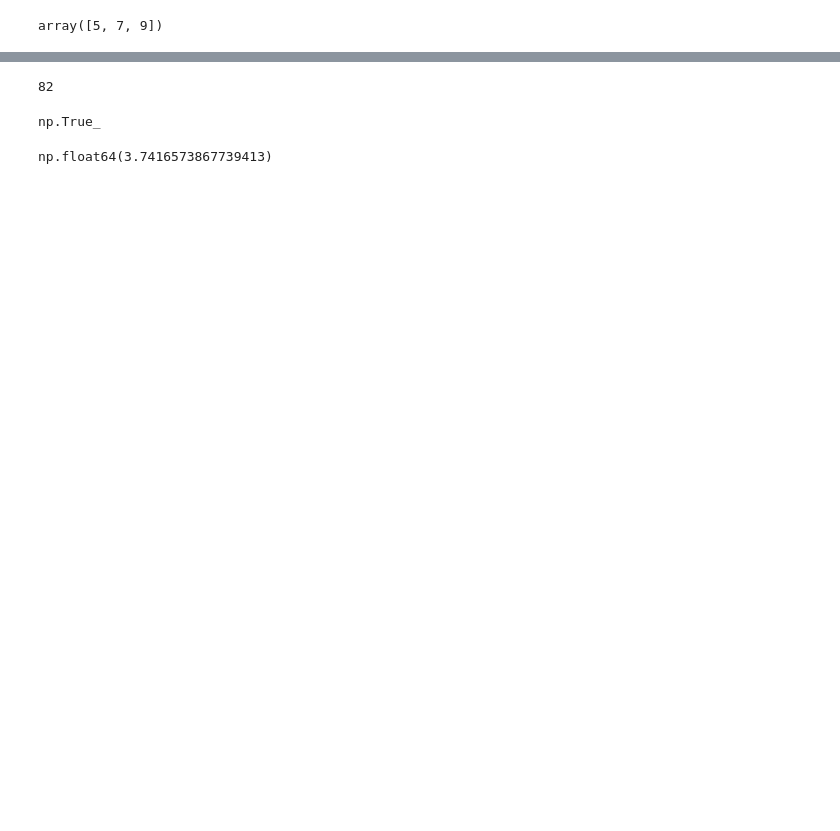
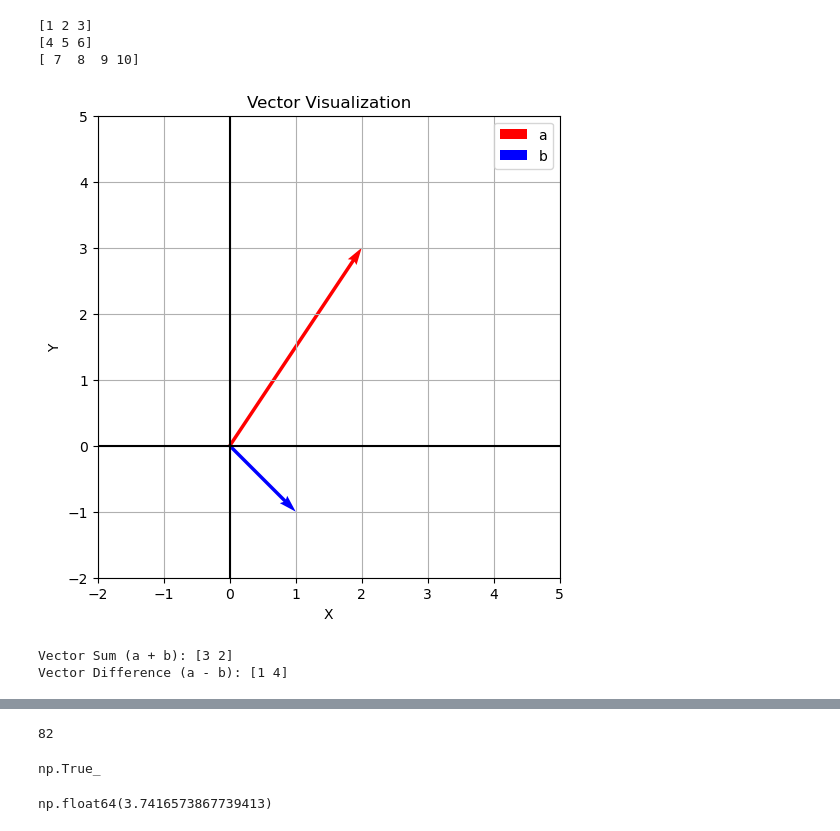
Before and after one commit to VinnyBabuManjaly/math-foundations-for-machine-learning, a Jupyter notebook: linear_algebra/1_vectors.ipynb, the cells around one changed output, grey strips where cells are left out. Drawn from its saved outputs; the diff is of its cells as text; code cells hidden in the pictures; blank space fills up the shorter version.

```diff
--- a/linear_algebra/1_vectors.ipynb
+++ b/linear_algebra/1_vectors.ipynb
@@ -4,8 +9,64 @@ import numpy as np
 # %%
 # Vectors
 # Let's define some vectors for our examples
+
 a = np.array([1, 2, 3])
 b = np.array([4, 5, 6])
 c = np.array([7, 8, 9, 10])
+
+print(a)
+print(b)
+print(c)
 # %% [output]
-array([5, 7, 9])
+[1 2 3]
+[4 5 6]
+[ 7  8  9 10]
+# %%
+# Visualizing Vectors
+import matplotlib.pyplot as plt
+
+a = np.array([2, 3])
+b = np.array([1, -1])
+origin = [0, 0]  # Origin point for the vectors
+
+plt.figure(figsize=(6,6))  # Sets up a new plot window, size 6x6
+
+# Make your plot look clean and easy to interpret
+plt.xlim(-2, 5)                 # Set range for x-axis
+plt.ylim(-2, 5)                 # Set range for y-axis
+plt.grid(True)                  # Add a background grid
+plt.axhline(0, color='black')   # Draw x-axis at y=0
+plt.axvline(0, color='black')   # Draw y-axis at x=0
+plt.gca().set_aspect('equal')   # Force x and y to have same scale
+
+# Plot vectors and create legend handles
+q1 = plt.quiver(*origin, a[0], a[1], color='r', angles='xy', scale_units='xy', scale=1)
+q2 = plt.quiver(*origin, b[0], b[1], color='b', angles='xy', scale_units='xy', scale=1)
+
+plt.legend([q1, q2], ['a', 'b'])
+plt.title('Vector Visualization') # Plot title
+plt.xlabel('X')                 # X-axis label
+plt.ylabel('Y')                 # Y-axis label
+
+plt.show()
+# This creates a clear plotting area so the vectors will not overlap any old plots.
+# %% [output]
+[figure, added]
+# %%
+a = np.array([2, 3])
+b = np.array([1, -1])
+
+# Vector Addition
+# Adding two vectors involves adding their corresponding components
+# For example, adding vectors a and b:
+vector_sum = a + b
+print("Vector Sum (a + b):", vector_sum)
+
+# Vector Subtraction
+# Subtracting two vectors involves subtracting their corresponding components
+# For example, subtracting vector b from vector a:
+vector_diff = a - b
+print("Vector Difference (a - b):", vector_diff)
+# %% [output]
+Vector Sum (a + b): [3 2]
+Vector Difference (a - b): [1 4]
```
Also changed, not shown: parts of 16 cells of this notebook, 5 other files.
